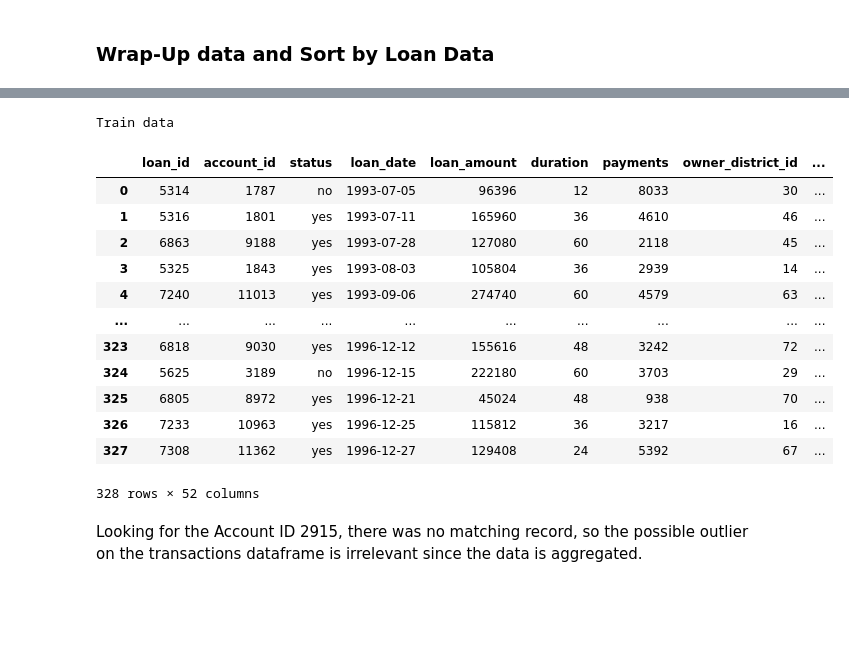
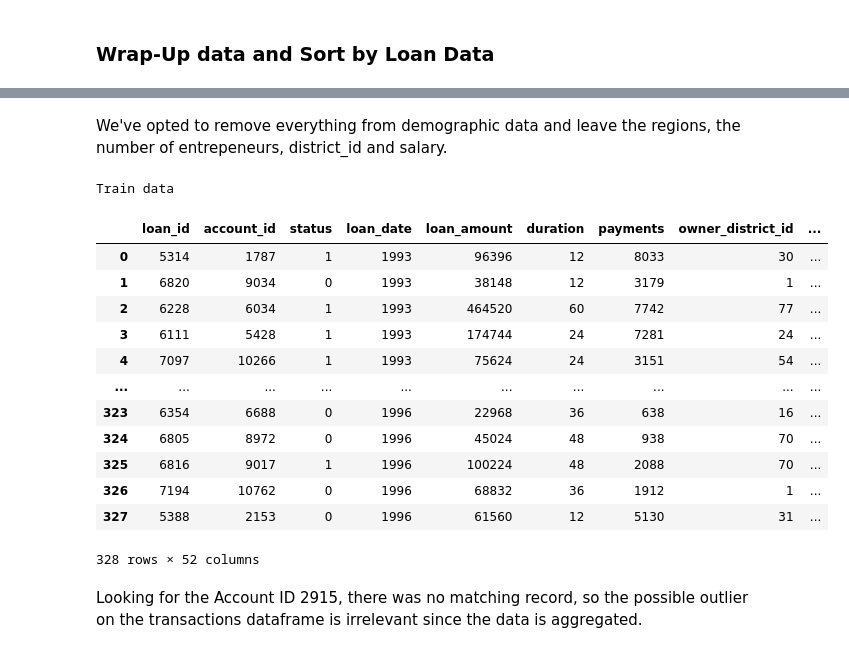
Before and after one commit to goncaloacteixeira/feup-ac, a Jupyter notebook: data-prep.ipynb, the cells around one changed output, grey strips where cells are left out. Cells and saved outputs as stored; diff of their text form; code cells hidden in the pictures; blank space fills up the shorter version.

Commit message:
final touches on data prep

```diff
--- a/data-prep.ipynb
+++ b/data-prep.ipynb
@@ -341,3 +338,10 @@ train_df = aggregate_transaction_data(train_df)
+# %%
+def process_frequency(df):
+    frequency_dummies = pd.get_dummies(df["frequency"])
+    df = pd.concat([df, frequency_dummies], axis=1)
+    return df.drop(columns=["frequency"], axis=1)
+
+train_df = process_frequency(train_df)
 # %% [markdown]
 ### Process last transactions before loan issue
 # %%
@@ -375,7 +379,7 @@ train_df.boxplot(column=["age_at_loan"])
 [figure]
 # %%
 def process_underage_loan(df):
-    df["underage"] = df.apply(lambda x: x["age_at_loan"] < 18, axis=1)
+    df["underage"] = df.apply(lambda x: 1 if x["age_at_loan"] < 18 else 0, axis=1)
     return df
 
 train_df = process_underage_loan(train_df)
@@ -387,2 +469,7 @@ sns.countplot(x="underage",data=train_df)
 # %% [markdown]
 ### Wrap-Up data and Sort by Loan Data
+# %%
+train_df.loc[train_df["status"] == 1, "status"] = 0
+train_df.loc[train_df["status"] == -1, "status"] = 1
+
+train_df = aggregate_demographic_data(train_df, "owner_")
@@ -389,31 +510,54 @@ sns.countplot(x="underage",data=train_df)
+# %% [markdown]
+We've opted to remove everything from demographic data and leave the regions, the number of entrepeneurs, district_id and salary.
+# %%
+def remove_demographic(df, prefix):
+    columns=['no. of inhabitants', 'no. of municipalities with inhabitants < 499',
+            'no. of municipalities with inhabitants 500-1999',
+            'no. of municipalities with inhabitants 2000-9999',
+            'no. of municipalities with inhabitants >10000',
+            'no. of cities',
+            'ratio of urban inhabitants',
+            'unemploymant rate 95',
+            'unemploymant rate 96',
+            'no. of commited crimes 95',
+            'no. of commited crimes 96']
+
+    columns = ["{0}{1}".format(prefix, x) for x in columns]
+
+    return df.drop(columns = columns, axis=1)
+
+train_df = remove_demographic(train_df, "owner_")
 # %%
-train_df.loc[train_df["status"] == 1, "status"] = "yes"
-train_df.loc[train_df["status"] == -1, "status"] = "no"
-
-train_df = aggregate_demographic_data(train_df, "owner_")
-
 # we should sort by loan data to have a realistic train/test split while training
 train_df.sort_values(by=['loan_date'], inplace=True)
 train_df = train_df.reset_index(drop=True)
 
 train_df.to_csv("train.csv", index=False)
 
+
+train_93_95_df = train_df[train_df["loan_date"] < 1996]
+train_96_df = train_df[train_df["loan_date"] == 1996]
+
+train_93_95_df.to_csv("train_93_95.csv", index=False)
+train_96_df.to_csv("train_96.csv", index=False)
+
+
 print("Train data")
 train_df
 # %% [output]
 Train data
 |  | loan_id | account_id | status | loan_date | loan_amount | duration | payments | owner_district_id | ... |
-| 0 | 5314 | 1787 | no | 1993-07-05 | 96396 | 12 | 8033 | 30 | ... |
-| 1 | 5316 | 1801 | yes | 1993-07-11 | 165960 | 36 | 4610 | 46 | ... |
-| 2 | 6863 | 9188 | yes | 1993-07-28 | 127080 | 60 | 2118 | 45 | ... |
-| 3 | 5325 | 1843 | yes | 1993-08-03 | 105804 | 36 | 2939 | 14 | ... |
-| 4 | 7240 | 11013 | yes | 1993-09-06 | 274740 | 60 | 4579 | 63 | ... |
+| 0 | 5314 | 1787 | 1 | 1993 | 96396 | 12 | 8033 | 30 | ... |
+| 1 | 6820 | 9034 | 0 | 1993 | 38148 | 12 | 3179 | 1 | ... |
+| 2 | 6228 | 6034 | 1 | 1993 | 464520 | 60 | 7742 | 77 | ... |
+| 3 | 6111 | 5428 | 1 | 1993 | 174744 | 24 | 7281 | 24 | ... |
+| 4 | 7097 | 10266 | 1 | 1993 | 75624 | 24 | 3151 | 54 | ... |
 | ... | ... | ... | ... | ... | ... | ... | ... | ... | ... |
-| 323 | 6818 | 9030 | yes | 1996-12-12 | 155616 | 48 | 3242 | 72 | ... |
-| 324 | 5625 | 3189 | no | 1996-12-15 | 222180 | 60 | 3703 | 29 | ... |
-| 325 | 6805 | 8972 | yes | 1996-12-21 | 45024 | 48 | 938 | 70 | ... |
-| 326 | 7233 | 10963 | yes | 1996-12-25 | 115812 | 36 | 3217 | 16 | ... |
-| 327 | 7308 | 11362 | yes | 1996-12-27 | 129408 | 24 | 5392 | 67 | ... |
+| 323 | 6354 | 6688 | 0 | 1996 | 22968 | 36 | 638 | 16 | ... |
+| 324 | 6805 | 8972 | 0 | 1996 | 45024 | 48 | 938 | 70 | ... |
+| 325 | 6816 | 9017 | 1 | 1996 | 100224 | 48 | 2088 | 70 | ... |
+| 326 | 7194 | 10762 | 0 | 1996 | 68832 | 36 | 1912 | 1 | ... |
+| 327 | 5388 | 2153 | 0 | 1996 | 61560 | 12 | 5130 | 31 | ... |
 328 rows × 52 columns
 # %% [markdown]
 Looking for the Account ID 2915, there was no matching record, so the possible outlier on the transactions dataframe is irrelevant since the data is aggregated.
```
Also changed, not shown: parts of 14 cells of this notebook, 2 other files.
